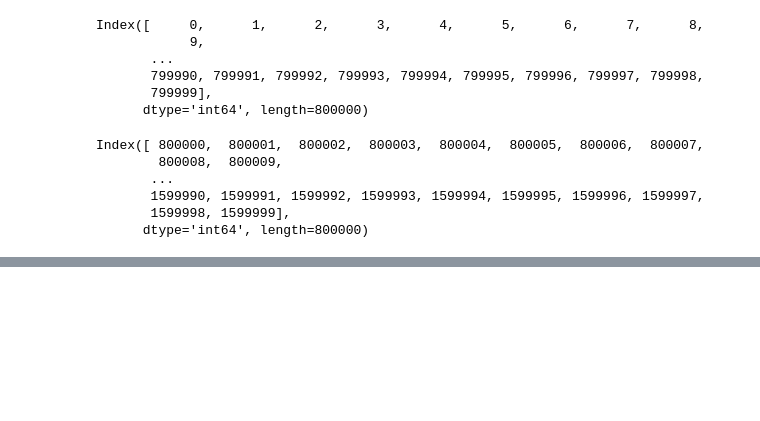
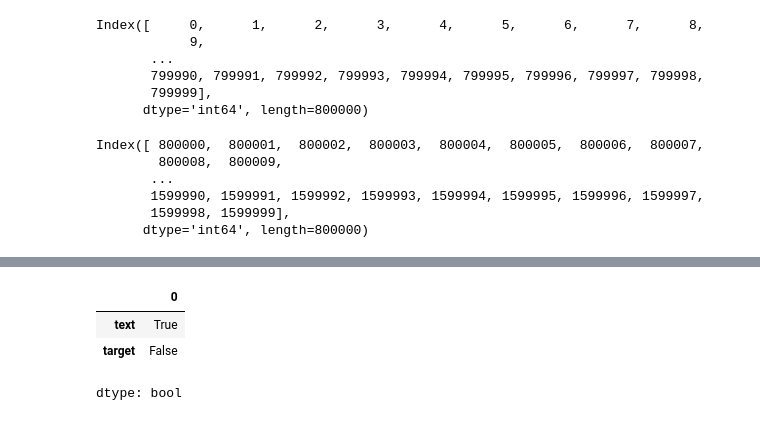
Before and after one commit to Zahra-Farsi/Searchable-Encryption, a Jupyter notebook: Searchable_Encryption_Sentiment_Analysis.ipynb, the cells around one changed output, grey strips where cells are left out. Drawn from its saved outputs; the diff is of its cells as text; code cells hidden in the pictures; blank space fills up the shorter version.

```diff
--- a/Searchable_Encryption_Sentiment_Analysis.ipynb
+++ b/Searchable_Encryption_Sentiment_Analysis.ipynb
@@ -106,0 +244,7 @@ Index([ 800000,  800001,  800002,  800003,  800004,  800005,  800006,  800007,
+# %%
+my_df.isnull().any(axis=0)
+# %% [output]
+|  | 0 |
+| text | True |
+| target | False |
+dtype: bool
```
Also changed, not shown: parts of 16 cells of this notebook.
